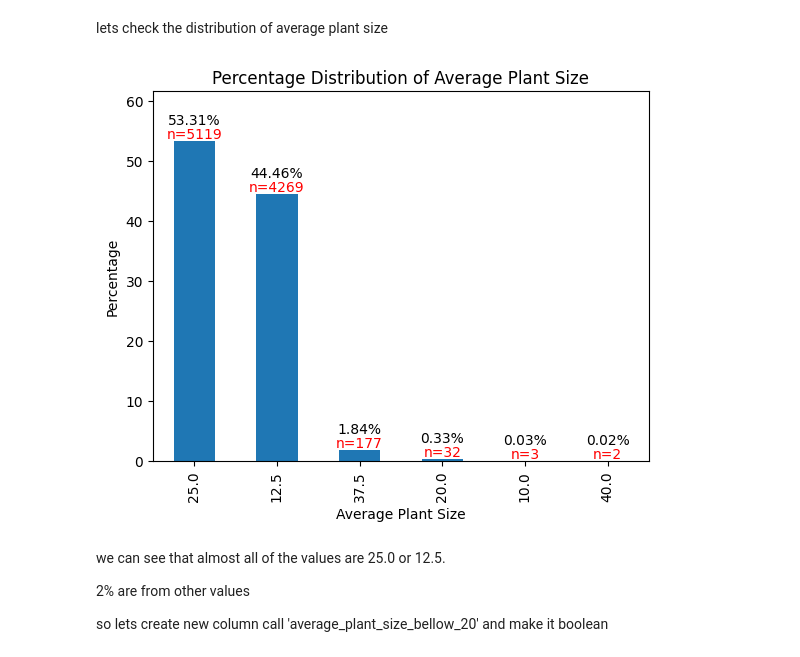
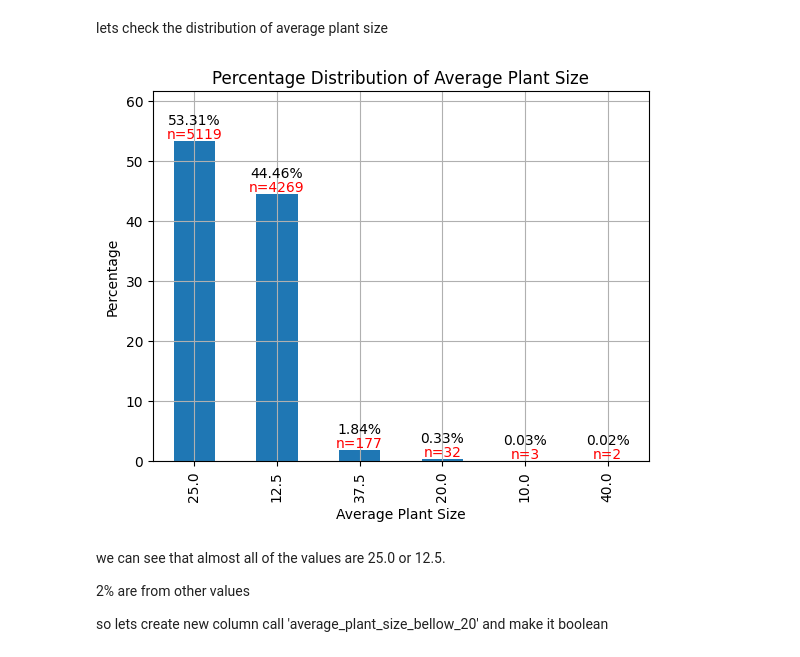
Before and after one commit to matan-avitan/Data-processing-analysis-and-presentation-course, a Jupyter notebook: Copy_of_Tomato.ipynb, the cells around one changed output. Drawn from its saved outputs; the diff is of its cells as text; code cells hidden in the pictures.

```diff
--- a/Copy_of_Tomato.ipynb
+++ b/Copy_of_Tomato.ipynb
@@ -342,31 +344,31 @@ lets check the distribution of average plant size
 # %%
 # Calculate the percentage distribution
 percentage_distribution = (tomatoes['Average Plant Size'].value_counts(normalize=True) * 100).round(2)
 count_distribution = tomatoes['Average Plant Size'].value_counts()
 
 # Plot a bar chart for 'Average Plant Size'
 ax = percentage_distribution.plot(kind='bar')
 
 # Add labels and title
 plt.xlabel('Average Plant Size')
 plt.ylabel('Percentage')
 plt.title('Percentage Distribution of Average Plant Size')
 
 # Add '%' to the y-axis labels and count values below each bar
 for i, p in enumerate(ax.patches):
     ax.annotate(f'{p.get_height()}%', (p.get_x() + p.get_width() / 2., p.get_height()),
                 ha='center', va='center', xytext=(0, 15), textcoords='offset points')
     ax.annotate(f'n={count_distribution[percentage_distribution.index[i]]}',
                 (p.get_x() + p.get_width() / 2.,  p.get_height()),
                 ha='center', va='center', xytext=(0, 5), textcoords='offset points', color='red')
 
 # Adjust y-axis limits
 plt.ylim(top=ax.get_ylim()[1] * 1.1)
 
-# Show the plot
+plt.grid(True)
 plt.show()
 # %% [output]
-[figure, old version]
+[figure, new version]
 # %% [markdown]
  we can see that almost all of the values are 25.0 or 12.5.
 
```
Also changed, not shown: parts of 46 cells of this notebook.
